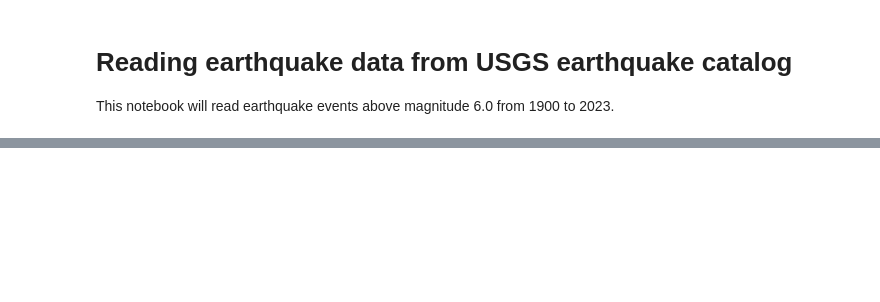
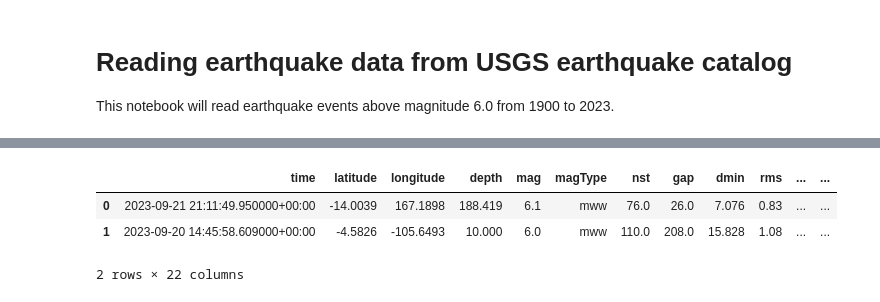
Before and after one commit to arif-geo/e_sci_data_analysis_test, a Jupyter notebook: eart_sci_data_analysis/lesson_4/05_warmup.ipynb, the cells around one changed output, grey strips where cells are left out. Cells and saved outputs as stored; diff of their text form; code cells hidden in the pictures; blank space fills up the shorter version.

```diff
--- a/eart_sci_data_analysis/lesson_4/05_warmup.ipynb
+++ b/eart_sci_data_analysis/lesson_4/05_warmup.ipynb
@@ -59,0 +46,7 @@ plt.show()
+# %%
+data.head(2)
+# %% [output]
+|  | time | latitude | longitude | depth | mag | magType | nst | gap | dmin | rms | ... | ... |
+| 0 | 2023-09-21 21:11:49.950000+00:00 | -14.0039 | 167.1898 | 188.419 | 6.1 | mww | 76.0 | 26.0 | 7.076 | 0.83 | ... | ... |
+| 1 | 2023-09-20 14:45:58.609000+00:00 | -4.5826 | -105.6493 | 10.000 | 6.0 | mww | 110.0 | 208.0 | 15.828 | 1.08 | ... | ... |
+2 rows × 22 columns
```
Also changed, not shown: parts of 5 cells of this notebook.
